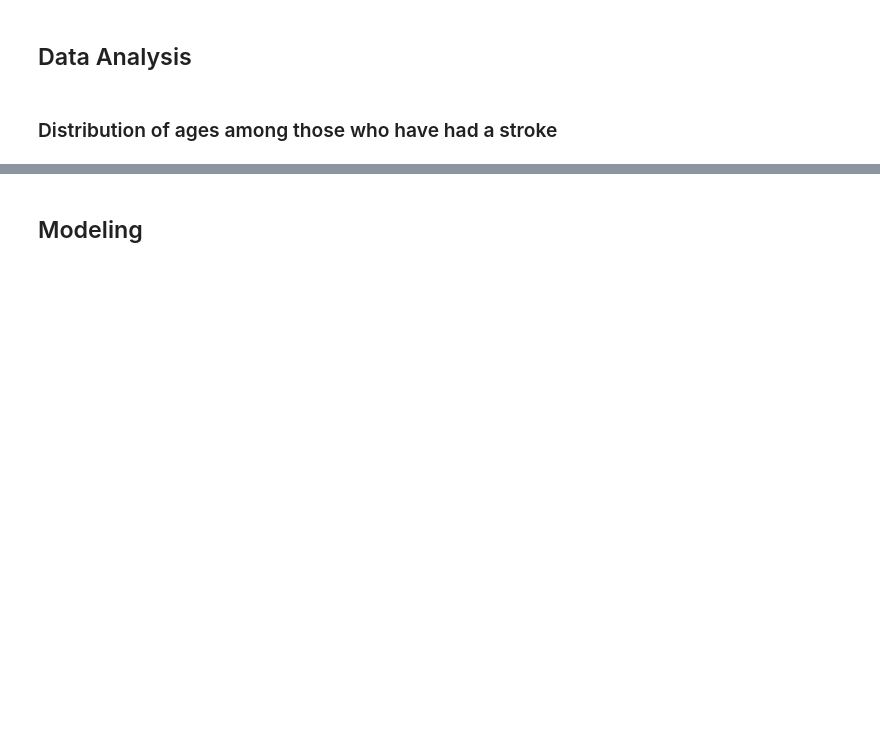
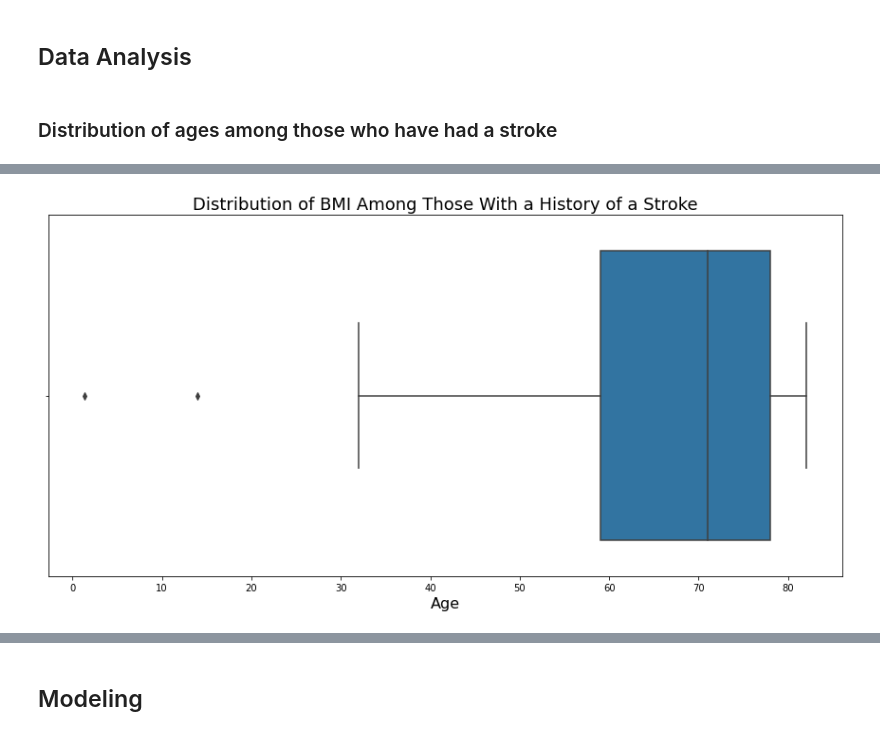
Before and after one commit to jordanate/machine-learning-classification, a Jupyter notebook: jordana_notebook.ipynb, the cells around one changed output, grey strips where cells are left out. Drawn from its saved outputs; the diff is of its cells as text; code cells hidden in the pictures; blank space fills up the shorter version.

Commit message:
visualizations

```diff
--- a/jordana_notebook.ipynb
+++ b/jordana_notebook.ipynb
@@ -279,10 +280,8 @@ df.loc[df['avg_glucose_level'] > 200, 'blood_sugar_cat'] = 'diabetic'
 # %%
 # Making a box plot to show the distributions of age for those who have had a stroke
 stroke_yes = df.loc[df['stroke'] == 1]
-fig = px.box(stroke_yes, x="age",
-             title='Distribution of Ages Among Those With a History of a Stroke', labels = {'age': 'Age'})
-fig.show()
-# Converting the visualizations to an image, so it displays in GitHub
-# img_bytes = fig.to_image(format="png", width=1000, height=600, scale=2)
-# Image(img_bytes)
+fig, ax = plt.subplots(figsize = (15, 7))
+fig = sns.boxplot(x=stroke_yes['age'])
+ax.set_title('Distribution of BMI Among Those With a History of a Stroke', fontdict = { 'fontsize': 18});
+ax.set_xlabel('Age', fontdict = { 'fontsize': 16});
 # %% [output]
@@ -291,2 +288,3 @@ fig.show()
+[figure, added]
 # %%
 # Making a box plot to show the distributions of bmi for those who have had a stroke
```
Also changed, not shown: parts of 4 cells of this notebook.
